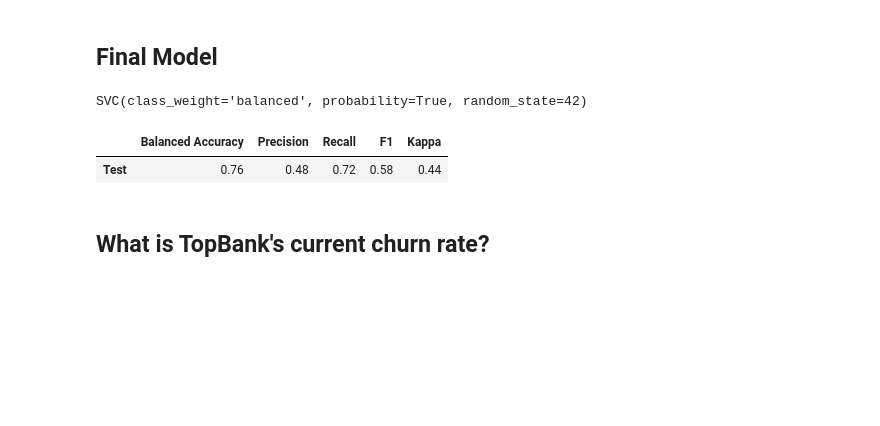
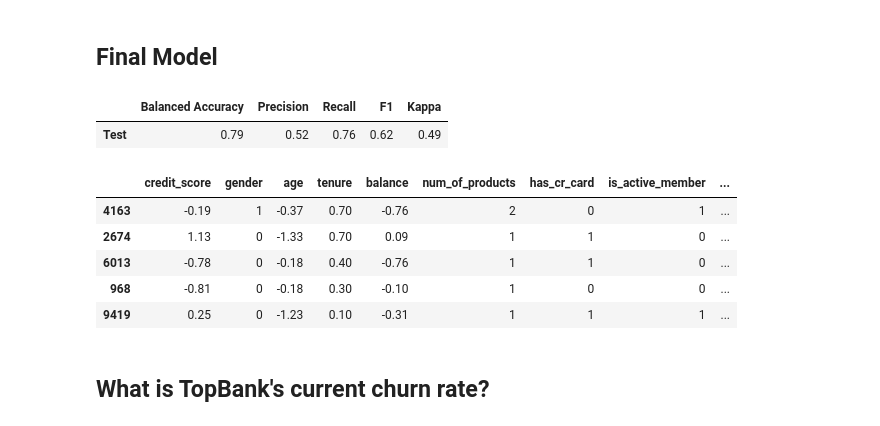
Before and after one commit to brunoschirmer/churn_prediction, a Jupyter notebook: notebooks/C5_SVM_BUSINESS.ipynb, the cells around one changed output. Drawn from its saved outputs; the diff is of its cells as text; code cells hidden in the pictures; blank space fills up the shorter version.

```diff
--- a/notebooks/C5_SVM_BUSINESS.ipynb
+++ b/notebooks/C5_SVM_BUSINESS.ipynb
@@ -390,13 +381,21 @@ SVM = SVC(class_weight='balanced', probability=True, random_state=42)
-# %%
-SVM.fit(X_train, y_train)
-# %% [output]
-SVC(class_weight='balanced', probability=True, random_state=42)
+# %%
+import pickle
+model = pickle.load(open('/Users/brunoschirmer/Repos/churn/src/model.pkl', 'rb'))
 # %%
-y_pred_final = SVM.predict(X_test)
+y_pred_final = model.predict(X_test)
 scores('Test', y_test, y_pred_final)
 # %% [output]
 |  | Balanced Accuracy | Precision | Recall | F1 | Kappa |
-| Test | 0.76 | 0.48 | 0.72 | 0.58 | 0.44 |
+| Test | 0.79 | 0.52 | 0.76 | 0.62 | 0.49 |
+# %%
+X_test.head()
+# %% [output]
+|  | credit_score | gender | age | tenure | balance | num_of_products | has_cr_card | is_active_member | ... |
+| 4163 | -0.19 | 1 | -0.37 | 0.70 | -0.76 | 2 | 0 | 1 | ... |
+| 2674 | 1.13 | 0 | -1.33 | 0.70 | 0.09 | 1 | 1 | 0 | ... |
+| 6013 | -0.78 | 0 | -0.18 | 0.40 | -0.76 | 1 | 1 | 0 | ... |
+| 968 | -0.81 | 0 | -0.18 | 0.30 | -0.10 | 1 | 0 | 0 | ... |
+| 9419 | 0.25 | 0 | -1.23 | 0.10 | -0.31 | 1 | 1 | 1 | ... |
 # %% [markdown]
 ## What is TopBank's current churn rate?
 # %%
```
Also changed, not shown: parts of 9 cells of this notebook, 11 other files.
